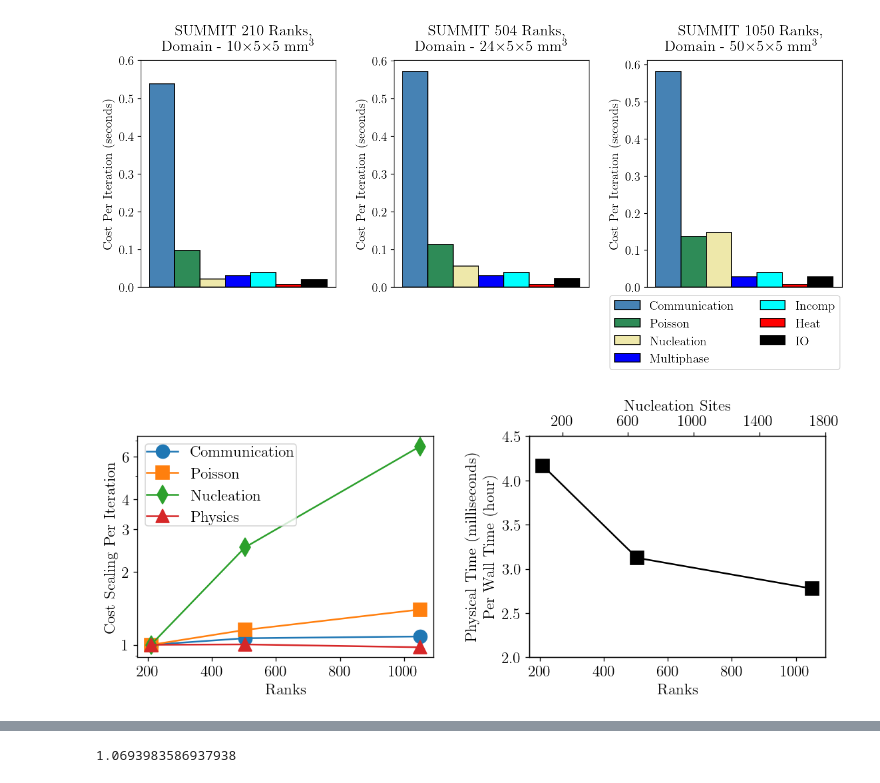
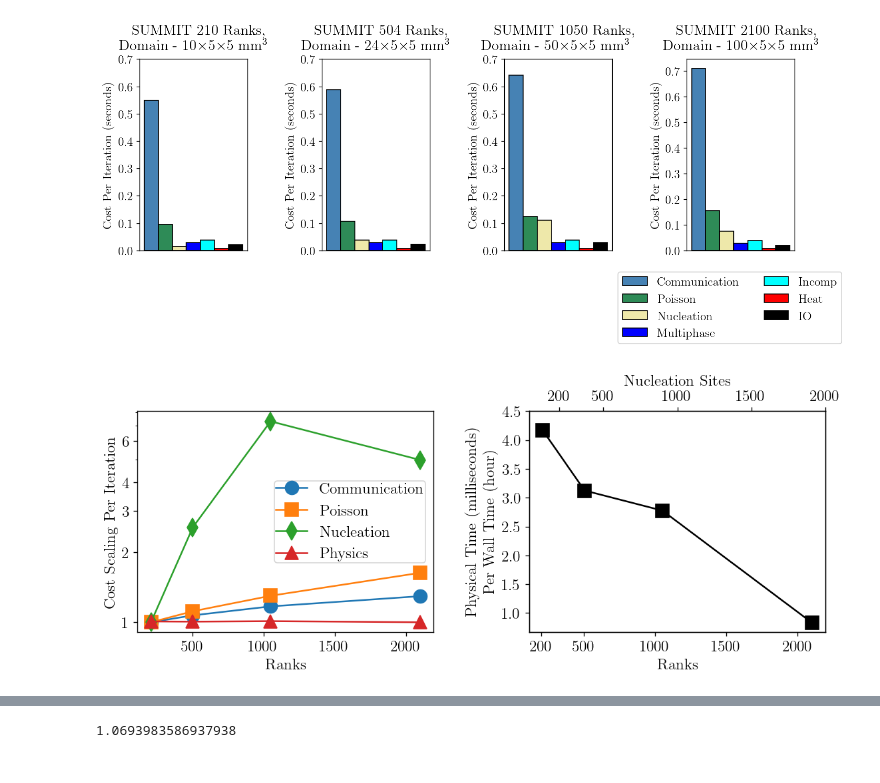
Before and after one commit to Lab-Notebooks/Flow-Boiling-Performance, a Jupyter notebook: analysis/performance/profile.ipynb, the cells around one changed output, grey strips where cells are left out. Saved outputs shown, nothing was run; the diff lists cells and outputs as text; code cells hidden in the pictures.

Commit message:
update profile metric

```diff
--- a/analysis/performance/profile.ipynb
+++ b/analysis/performance/profile.ipynb
@@ -6,11 +6,11 @@ import matplotlib.ticker as mticker
 from types import SimpleNamespace
 # %%
 def LogNamespace(logfile):
-    logdict = FlashLogDict(logfile, process=True)
+    logdict = FlashLogDict(logfile, stats=True)
     log = SimpleNamespace(evolution = 0., communication = 0., nucleation = 0., multiphase = 0.,
                           incomp = 0., heat = 0., io = 0., poisson = 0., simtime = 0., walltime = 0., iters=0)
 
-    metric = "time sec"
+    metric = "avg/proc"
 
     for key in logdict.keys():
         if key == "evolution":
@@ -35,6 +35,7 @@ def LogNamespace(logfile):
 SummitNodes25 = LogNamespace("../../simulation/FlowBoiling/Example3D/jobnode.archive/2023-10-03/INS_Flow_Boiling.log")
 SummitNodes12 = LogNamespace("../../simulation/FlowBoiling/WeakScaling/nodes12/jobnode.archive/2023-10-04/INS_Flow_Boiling.log")
 SummitNodes05 = LogNamespace("../../simulation/FlowBoiling/WeakScaling/nodes05/jobnode.archive/2023-10-03/INS_Flow_Boiling.log")
+SummitNodes50 = LogNamespace("./jobnode.archive/summit/INS_Flow_Boiling_summit_nodes50.log")
 HPC3 = LogNamespace("./jobnode.archive/hpc3/INS_Pool_Boiling.log")
 # %%
 SummitNodes25.simtime = 0.5*10
@@ -49,6 +50,10 @@ SummitNodes05.simtime = 0.5*10
 SummitNodes05.walltime = round(4142.082/60/60,1)
 SummitNodes05.iters=4931
 
+SummitNodes50.simtime = 0.1*10
+SummitNodes50.walltime = round(4276.923/60/60,1)
+SummitNodes50.iters=3234
+
 HPC3.simtimes = 1*10
 HPC3.walltime = round(19999.007/60/60,1)
 HPC3.iters=9634
@@ -56,39 +61,40 @@ HPC3.iters=9634
 # Plot figure
 pyplot.rc("font", family="serif", size=14, weight="bold")
 pyplot.rc("axes", labelweight="bold", titleweight="bold")
 pyplot.rc("text", usetex=True)
 figure = pyplot.figure(figsize=(12,6), dpi=120)
 
-AxList = figure.subplots(1,3)
+AxList = figure.subplots(1,4)
 Titles = [r"SUMMIT 210 Ranks,$\\$Domain - 10$\times$5$\times$5 mm$^3$",
           r"SUMMIT 504 Ranks,$\\$Domain - 24$\times$5$\times$5 mm$^3$",
-          r"SUMMIT 1050 Ranks,$\\$Domain - 50$\times$5$\times$5 mm$^3$"]
+          r"SUMMIT 1050 Ranks,$\\$Domain - 50$\times$5$\times$5 mm$^3$",
+          r"SUMMIT 2100 Ranks,$\\$Domain - 100$\times$5$\times$5 mm$^3$"]
 
-for ax, log, title  in zip(AxList, [SummitNodes05, SummitNodes12, SummitNodes25], Titles):
+for ax, log, title  in zip(AxList, [SummitNodes05, SummitNodes12, SummitNodes25, SummitNodes50], Titles):
 
     labels = ["Communication", "Poisson", "Nucleation", "Multiphase", "Incomp", "Heat", "IO"]
 
     bar = []
     color = iter(["steelblue", "seagreen", "palegoldenrod", "blue", "cyan", "red", "black"])
     x = 0.0
     for lb in labels:
         bar.append(ax.bar(x, (getattr(log,lb.lower())/log.iters),
                           color=next(color),
                           edgecolor="black", align='center', width=0.05))
 
         x = x+0.05
 
     ax.set_title(title,pad=30)
     ax.get_xaxis().set_visible(False)
     ax.set_ylabel(r"Cost Per Iteration (seconds)")
-    ax.set_yticks([0, 0.1, 0.2, 0.3, 0.4, 0.5, 0.6])
+    ax.set_yticks([0, 0.1, 0.2, 0.3, 0.4, 0.5, 0.6, 0.7])
 
-ax.legend(bar,labels,ncol=2,loc="center",bbox_to_anchor=(0.4, -0.2))
+ax.legend(bar,labels,ncol=2,loc="center",bbox_to_anchor=(0.4, -0.3))
 #pyplot.title("Weak Scaling for Flow Boiling Simulation")
 pyplot.tight_layout()
 #pyplot.savefig("/Users/Akash/Desktop/summit01.png")
 # %% [output]
-[figure, old version]
+[figure, new version]
 # %%
 def CostPerIteration(key):
     if key == "physics":
@@ -115,7 +125,7 @@ pyplot.rc("axes", labelweight="bold", titleweight="bold")
 pyplot.rc("text", usetex=True)
 figure = pyplot.figure(figsize=(10, 4.5), dpi=120)
 
-ProcList = [210, 504, 1050]
+ProcList = [210, 504, 1050, 2100]
 
 # Create subplots
 ax1 = figure.subplots(1,2)
@@ -138,13 +148,14 @@ ax1[0].set_yticks([1, 2, 3, 4, 6])
 
 PhysicalTime = [SummitNodes05.simtime/SummitNodes05.walltime,
                 SummitNodes12.simtime/SummitNodes12.walltime,
-                SummitNodes25.simtime/SummitNodes25.walltime]
+                SummitNodes25.simtime/SummitNodes25.walltime,
+                SummitNodes50.simtime/SummitNodes50.walltime]
 
 color="black"
 ax2 = ax1[1].twiny()
 ax2.set_xlabel(r"Nucleation Sites", color=color)
 #ax2.plot(ProcList, [300, 720, 1500], color=color, linestyle='--')
-ax2.set_xticks([200,600,1000,1400,1800])
+ax2.set_xticks([200,500,1000,1500,2000])
 #ax2.tick_params(axis='y', labelcolor=color)
 
 color = "black"
@@ -152,14 +163,15 @@ ax1[1].plot(ProcList, PhysicalTime, marker = 's', markersize=12, color=color)
 #ax1[1].set_title(r"Production Run Metrics")
 ax1[1].set_xlabel(r"Ranks")
 ax1[1].set_ylabel("Physical Time (milliseconds) \n Per Wall Time (hour)", color=color)
-ax1[1].set_yticks([2.0, 2.5, 3, 3.5, 4.0, 4.5])
+ax1[1].set_xticks([200, 500, 1000, 1500, 2000])
+ax1[1].set_yticks([1.0, 1.5, 2.0, 2.5, 3, 3.5, 4.0, 4.5])
 ax1[1].tick_params(axis='y', labelcolor=color)
 
 #pyplot.legend(labels)
 pyplot.tight_layout(pad=2)
 #pyplot.savefig("/Users/Akash/Desktop/summit02.png")
 # %% [output]
-[figure, old version]
+[figure, new version]
 # %%
 # Plot figure
 pyplot.rc("font", family="serif", size=14, weight="bold")
```
Also changed, not shown: parts of 3 cells of this notebook.
